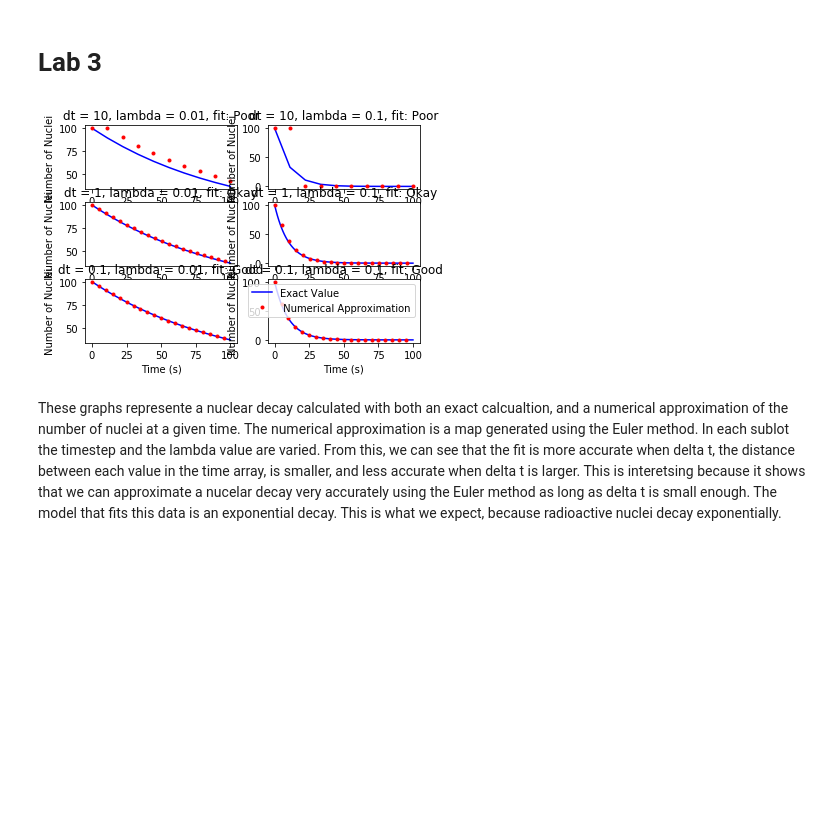
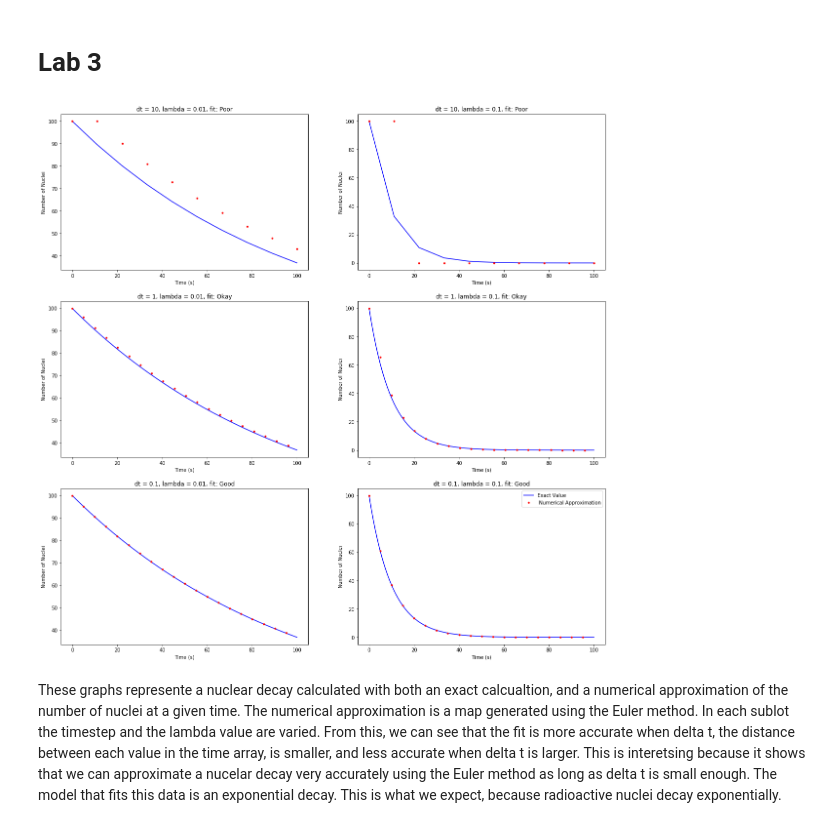
Before and after one commit to aMartin6/Labs, a Jupyter notebook: Lab 3.ipynb, the cells around one changed output. Cells and saved outputs as stored; diff of their text form; code cells hidden in the pictures; blank space fills up the shorter version.

Commit message:
Changed size of plots

```diff
--- a/Lab 3.ipynb
+++ b/Lab 3.ipynb
@@ -43,10 +43,9 @@ def populationExact(Ni, r, time):
 # Plots the same decay using the two different methods on the same plot.
 
 %matplotlib inline
-from pylab import plot, show, xlabel, ylabel, legend, title, subplot
+from pylab import plot, show, xlabel, ylabel, legend, title, subplot, figure
 from numpy import linspace
-
-
+figure(figsize = (20,20)) # Makes plots large enough to see
 
 # CORRECTION: I previously only plotted one version of the putput, so I added more cases, and titels.
 
@@ -116,34 +115,34 @@ deltat = 0.1                       #change dt for current case
 timeSteps = int(totalTime/deltat)
 time = linspace(0,totalTime,timeSteps)
 ax = subplot(325)
 populationMap = populationNumerical(Ni,r,time)
 populationAnalytic = populationExact(Ni,r,time)
 plot(time,populationAnalytic, "b", label = "Exact Value")
 plot(time,populationMap, "r.", markevery = 50, label = " Numerical Approximation")
 xlabel("Time (s)")
 ylabel("Number of Nuclei")
 title("dt = 0.1, lambda = 0.01, fit: Good")
 
 # Case 6: dt = 0.1, lambda = 0.1
 r = 0.1                           #change lambda for current case
 deltat = 0.1                      #change dt for current case
 timeSteps = int(totalTime/deltat)
 time = linspace(0,totalTime,timeSteps)
 ax = subplot(326)
 populationMap = populationNumerical(Ni,r,time)
 populationAnalytic = populationExact(Ni,r,time)
 plot(time,populationAnalytic, "b", label = "Exact Value")
 plot(time,populationMap, "r.", markevery = 50, label = " Numerical Approximation")
 xlabel("Time (s)")
 ylabel("Number of Nuclei")
 title("dt = 0.1, lambda = 0.1, fit: Good")
 
 #END CORRECTION
 
 legend(loc = "best")
 show()
 # %% [output]
-[figure, old version]
+[figure, new version]
 # %% [markdown]
 These graphs represente a nuclear decay calculated with both an exact calcualtion, and a numerical approximation of the number of nuclei at a given time. The numerical approximation is a map generated using the Euler method. In each sublot the timestep and the lambda value are varied. From this, we can see that the fit is more accurate when delta t, the distance between each value in the time array, is smaller, and less accurate when delta t is larger. This is interetsing because it shows that we can approximate a nucelar decay very accurately using the Euler method as long as delta t is small enough. The model that fits this data is an exponential decay. This is what we expect, because radioactive nuclei decay exponentially.
 # %%
```
